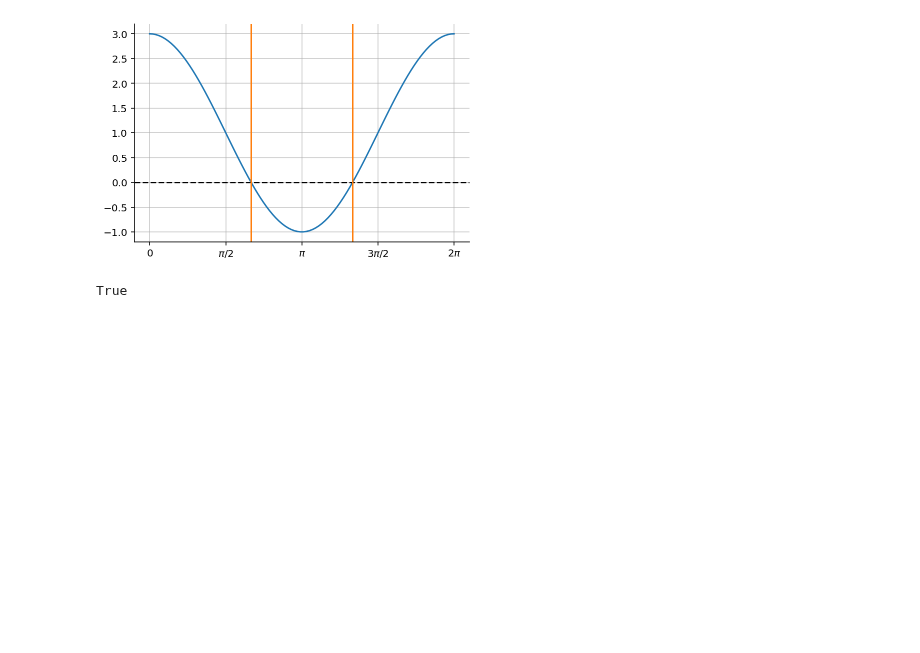
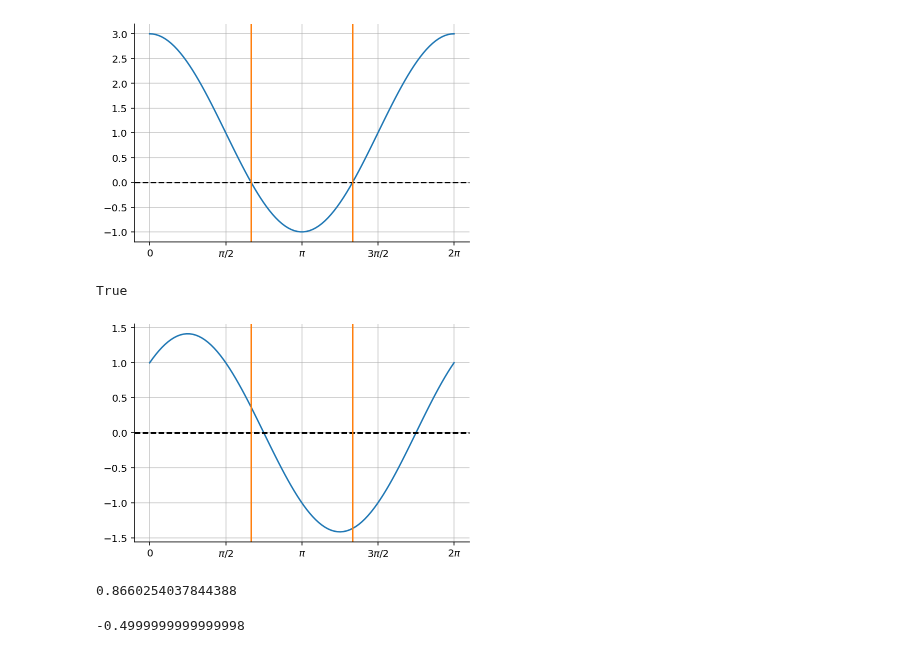
Before and after one commit to gerdm/QMUL, a Jupyter notebook: MTH744P-dynamical-systems/coursework/e03-circle.ipynb, the cells around one changed output. Saved outputs shown, nothing was run; the diff lists cells and outputs as text; code cells hidden in the pictures; blank space fills up the shorter version.

```diff
--- a/MTH744P-dynamical-systems/coursework/e03-circle.ipynb
+++ b/MTH744P-dynamical-systems/coursework/e03-circle.ipynb
@@ -30,3 +39,24 @@ k = 2
 np.isclose(np.sin(2 * θ_fixed + k * np.pi), 0).all()
 # %% [output]
 True
+# %%
+def f(x): return np.sin(x) + np.cos(x)
+# %%
+plt.plot(θ_range, f(θ_range))
+
+plt.axhline(y=0, c="black", linestyle="--")
+plt.xticks(xtick_vals, xticks);
+
+plt.axvline(x=2 * np.pi / 3, c="tab:orange")
+plt.axvline(x=4 * np.pi / 3, c="tab:orange")
+plt.grid(alpha=0.7)
+# %% [output]
+[figure, added]
+# %%
+np.sin(2 * np.pi / 3)
+# %% [output]
+0.8660254037844388
+# %%
+np.cos(2 * np.pi / 3)
+# %% [output]
+-0.4999999999999998
```
Also changed, not shown: parts of 2 cells of this notebook.
